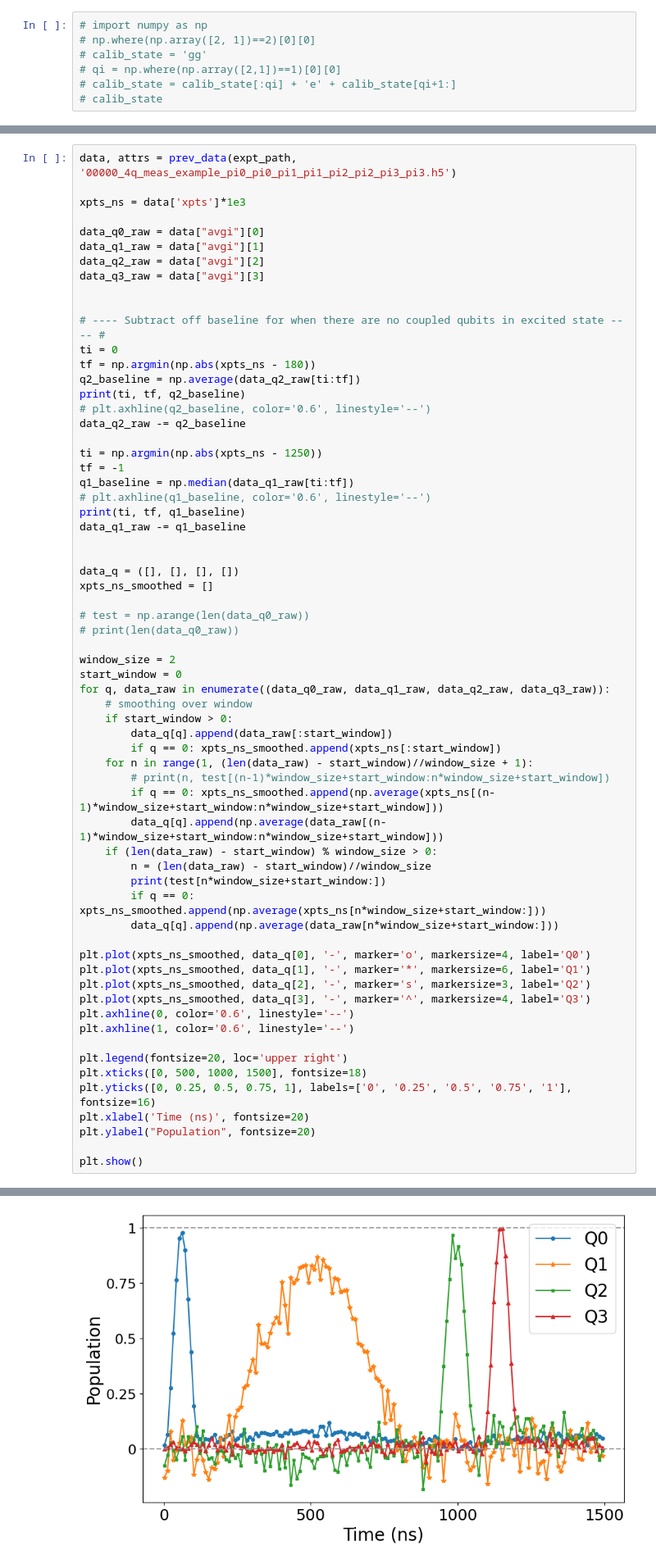
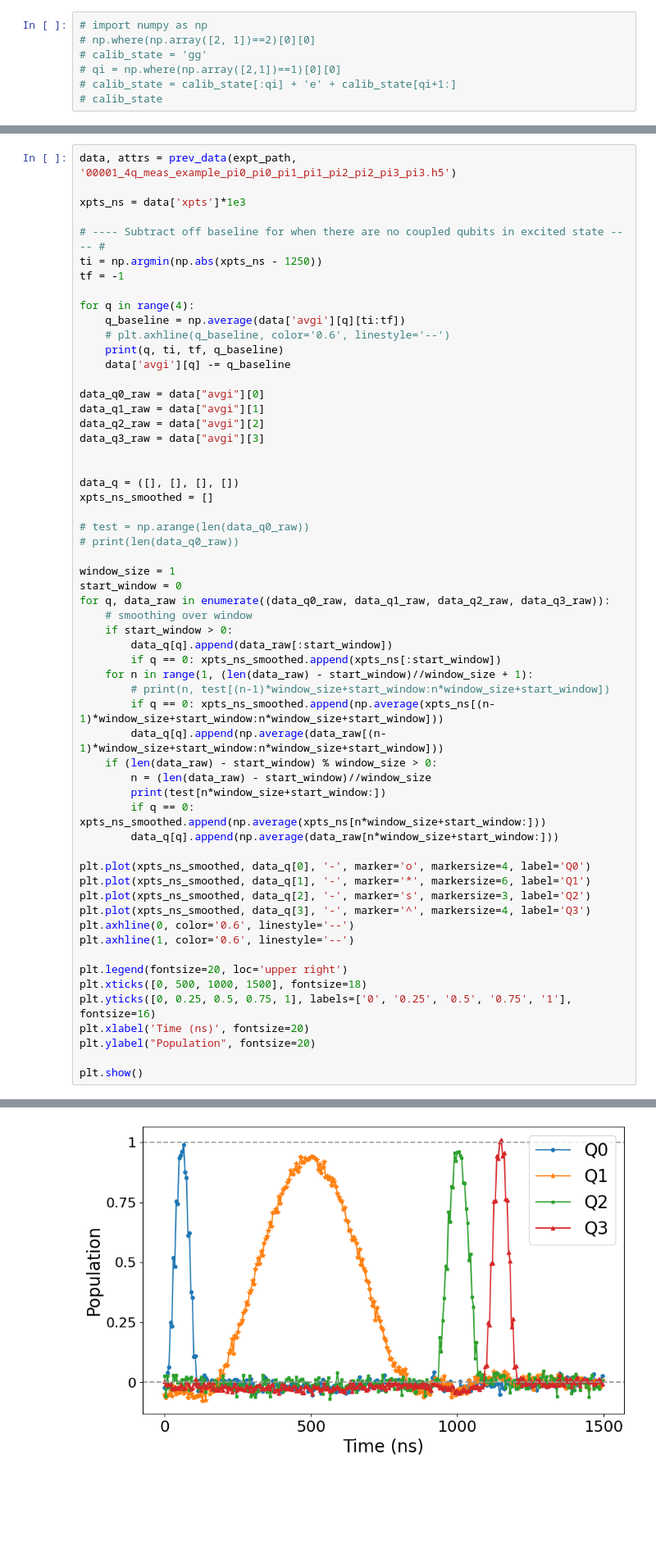
Before and after one commit to SchusterLab/qram_tprocv1_expts, a Jupyter notebook: qram_protocol_sandbox.ipynb, the cells around one changed output, grey strips where cells are left out. Shown: that part at 82% size. Saved outputs shown, nothing was run; the diff lists cells and outputs as text; blank space fills up the shorter version.

```diff
--- a/qram_protocol_sandbox.ipynb
+++ b/qram_protocol_sandbox.ipynb
@@ -236,28 +236,22 @@ Saving s:\Connie\experiments\qramLL_4QR2\data_230927\00000_4q_meas_example_pi0_p
 # %%
-data, attrs = prev_data(expt_path, '00000_4q_meas_example_pi0_pi0_pi1_pi1_pi2_pi2_pi3_pi3.h5')
+data, attrs = prev_data(expt_path, '00001_4q_meas_example_pi0_pi0_pi1_pi1_pi2_pi2_pi3_pi3.h5')
 
 xpts_ns = data['xpts']*1e3
+
+# ---- Subtract off baseline for when there are no coupled qubits in excited state ---- #
+ti = np.argmin(np.abs(xpts_ns - 1250))
+tf = -1
+
+for q in range(4):
+    q_baseline = np.average(data['avgi'][q][ti:tf])
+    # plt.axhline(q_baseline, color='0.6', linestyle='--')
+    print(q, ti, tf, q_baseline)
+    data['avgi'][q] -= q_baseline
 
 data_q0_raw = data["avgi"][0]
 data_q1_raw = data["avgi"][1]
 data_q2_raw = data["avgi"][2]
 data_q3_raw = data["avgi"][3]
-
-
-# ---- Subtract off baseline for when there are no coupled qubits in excited state ---- #
-ti = 0
-tf = np.argmin(np.abs(xpts_ns - 180))
-q2_baseline = np.average(data_q2_raw[ti:tf])
-print(ti, tf, q2_baseline)
-# plt.axhline(q2_baseline, color='0.6', linestyle='--')
-data_q2_raw -= q2_baseline
-
-ti = np.argmin(np.abs(xpts_ns - 1250))
-tf = -1
-q1_baseline = np.median(data_q1_raw[ti:tf])
-# plt.axhline(q1_baseline, color='0.6', linestyle='--')
-print(ti, tf, q1_baseline)
-data_q1_raw -= q1_baseline
 
 
 data_q = ([], [], [], [])
@@ -266,7 +260,7 @@ xpts_ns_smoothed = []
 # test = np.arange(len(data_q0_raw))
 # print(len(data_q0_raw))
 
-window_size = 2
+window_size = 1
 start_window = 0
 for q, data_raw in enumerate((data_q0_raw, data_q1_raw, data_q2_raw, data_q3_raw)):
     # smoothing over window
@@ -304 +300 @@ Extracted data and attrs ['calib_order', 'config', 'meas_order', 'pulse_dict']
-[figure, old version]
+[figure, new version]
```
Also changed, not shown: parts of 4 cells of this notebook, 2 other files.
